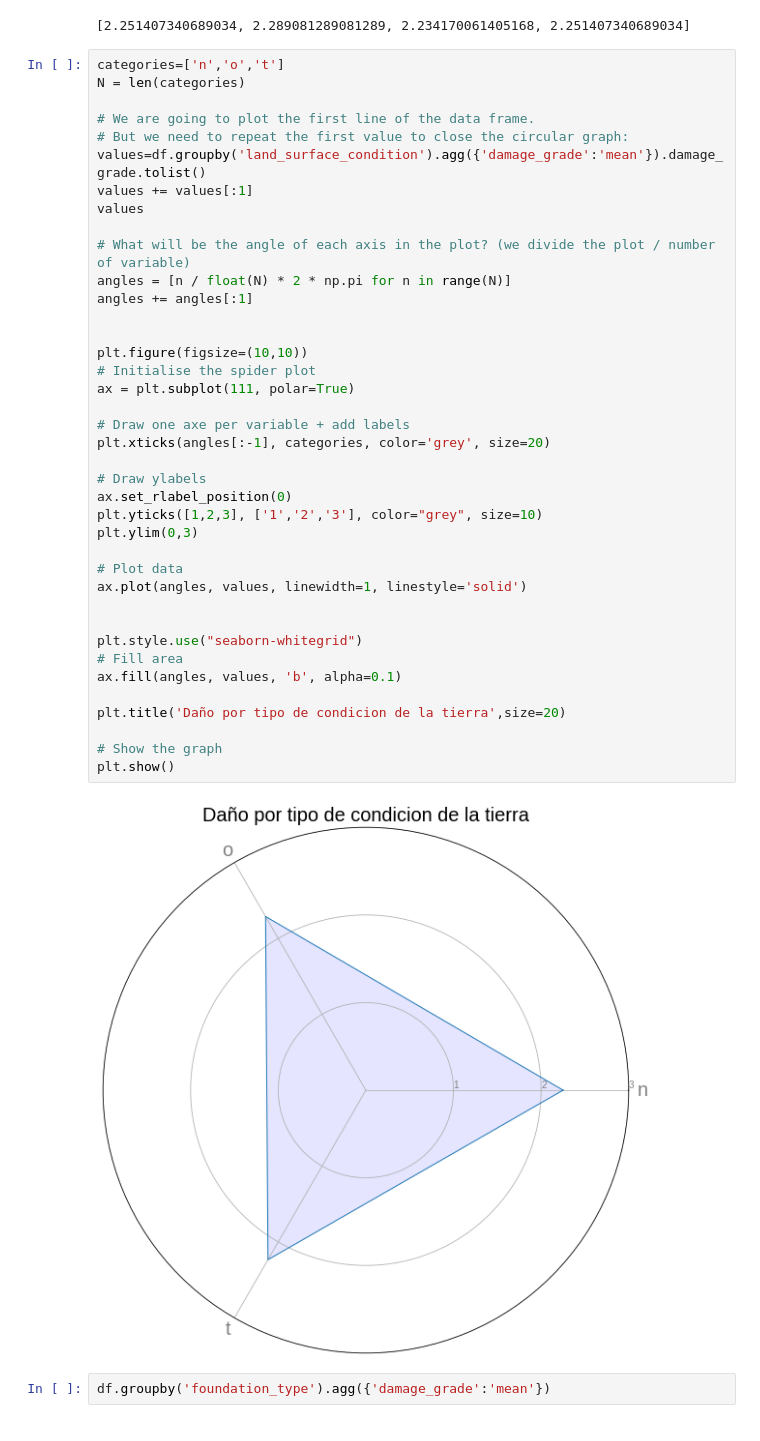
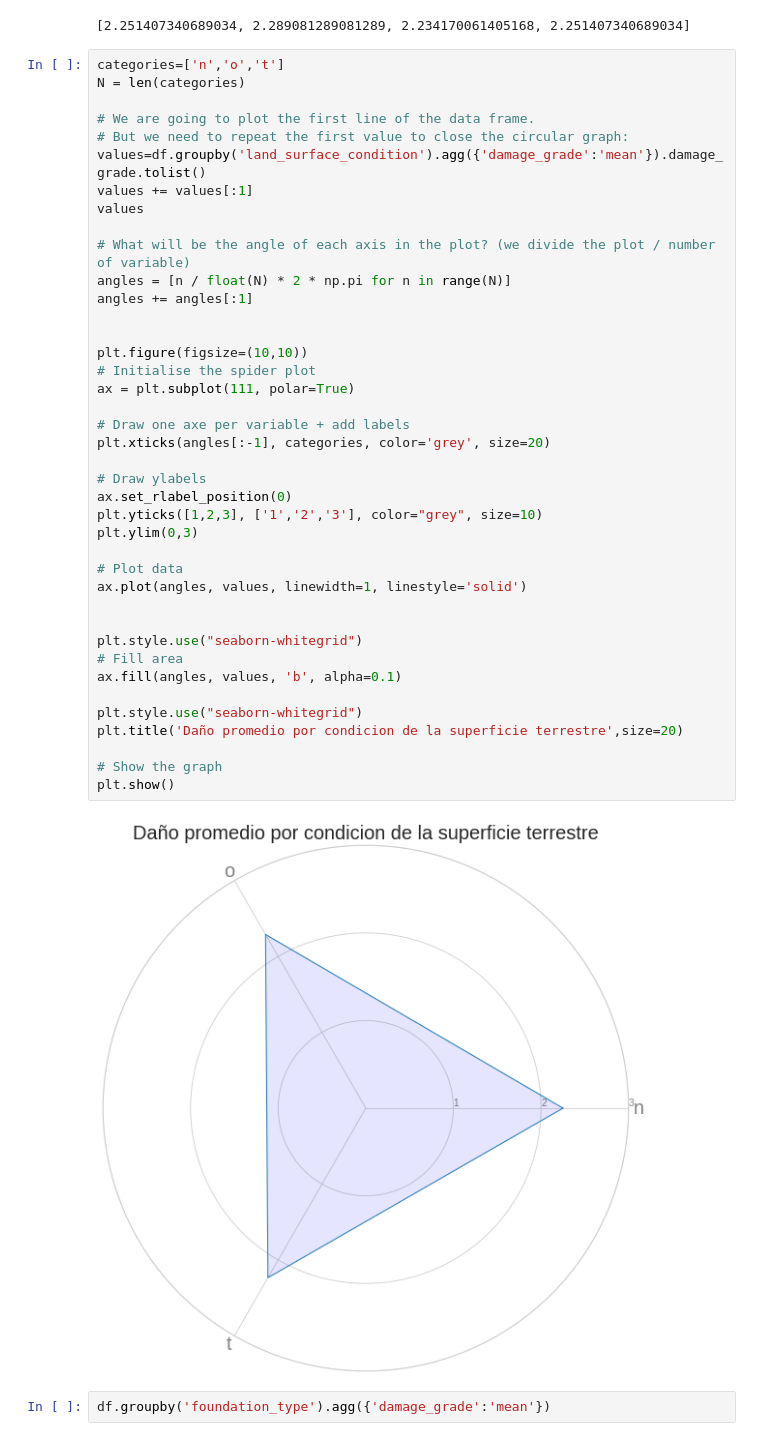
Before and after one commit to GuidoBergman/Datos---Tp1, a Jupyter notebook: TP1-Franco.ipynb, the cells around one changed output. Drawn from its saved outputs; the diff is of its cells as text.

```diff
--- a/TP1-Franco.ipynb
+++ b/TP1-Franco.ipynb
@@ -420,35 +404,36 @@ values
 
 # What will be the angle of each axis in the plot? (we divide the plot / number of variable)
 angles = [n / float(N) * 2 * np.pi for n in range(N)]
 angles += angles[:1]
 
 
 plt.figure(figsize=(10,10))
 # Initialise the spider plot
 ax = plt.subplot(111, polar=True)
 
 # Draw one axe per variable + add labels
 plt.xticks(angles[:-1], categories, color='grey', size=20)
 
 # Draw ylabels
 ax.set_rlabel_position(0)
 plt.yticks([1,2,3], ['1','2','3'], color="grey", size=10)
 plt.ylim(0,3)
 
 # Plot data
 ax.plot(angles, values, linewidth=1, linestyle='solid')
 
 
 plt.style.use("seaborn-whitegrid")
 # Fill area
 ax.fill(angles, values, 'b', alpha=0.1)
 
-plt.title('Daño por tipo de condicion de la tierra',size=20)
+plt.style.use("seaborn-whitegrid")
+plt.title('Daño promedio por condicion de la superficie terrestre',size=20)
 
 # Show the graph
 plt.show()
 # %% [output]
-[figure, old version]
+[figure, new version]
 # %%
 df.groupby('foundation_type').agg({'damage_grade':'mean'})
 # %% [output]
```
Also changed, not shown: parts of 36 cells of this notebook.
